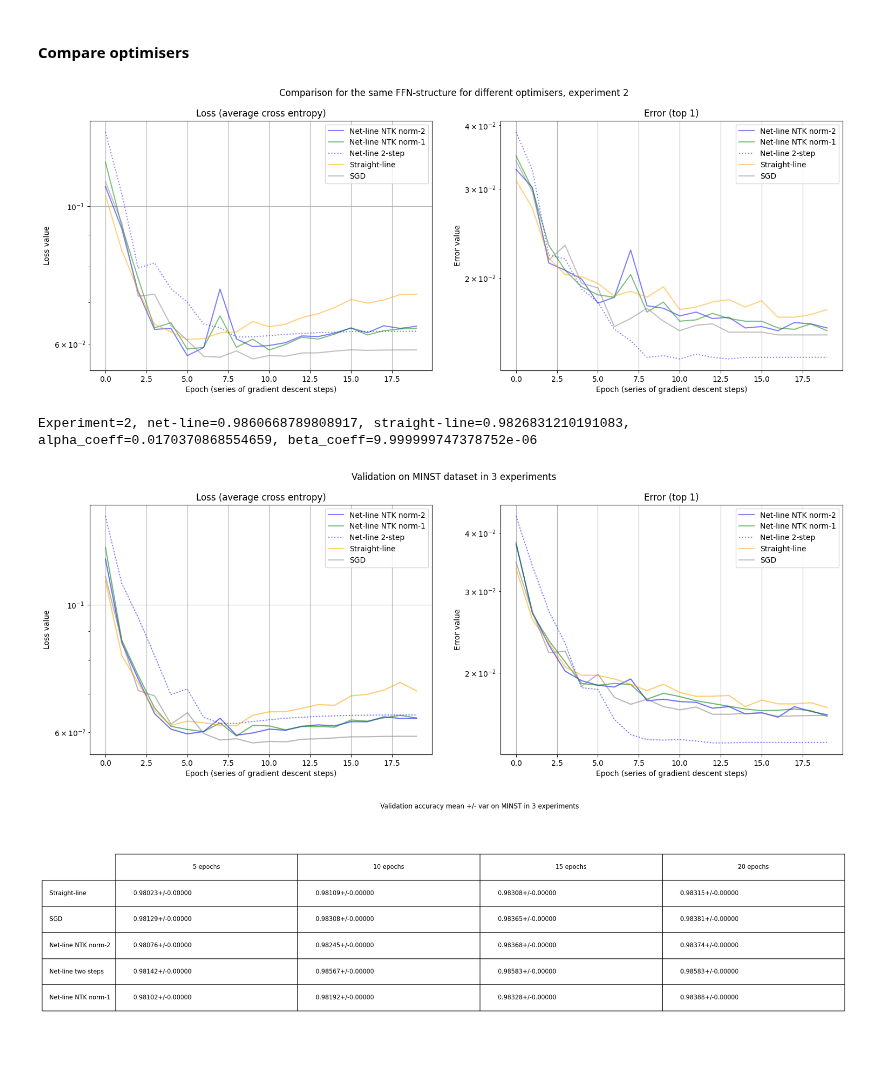
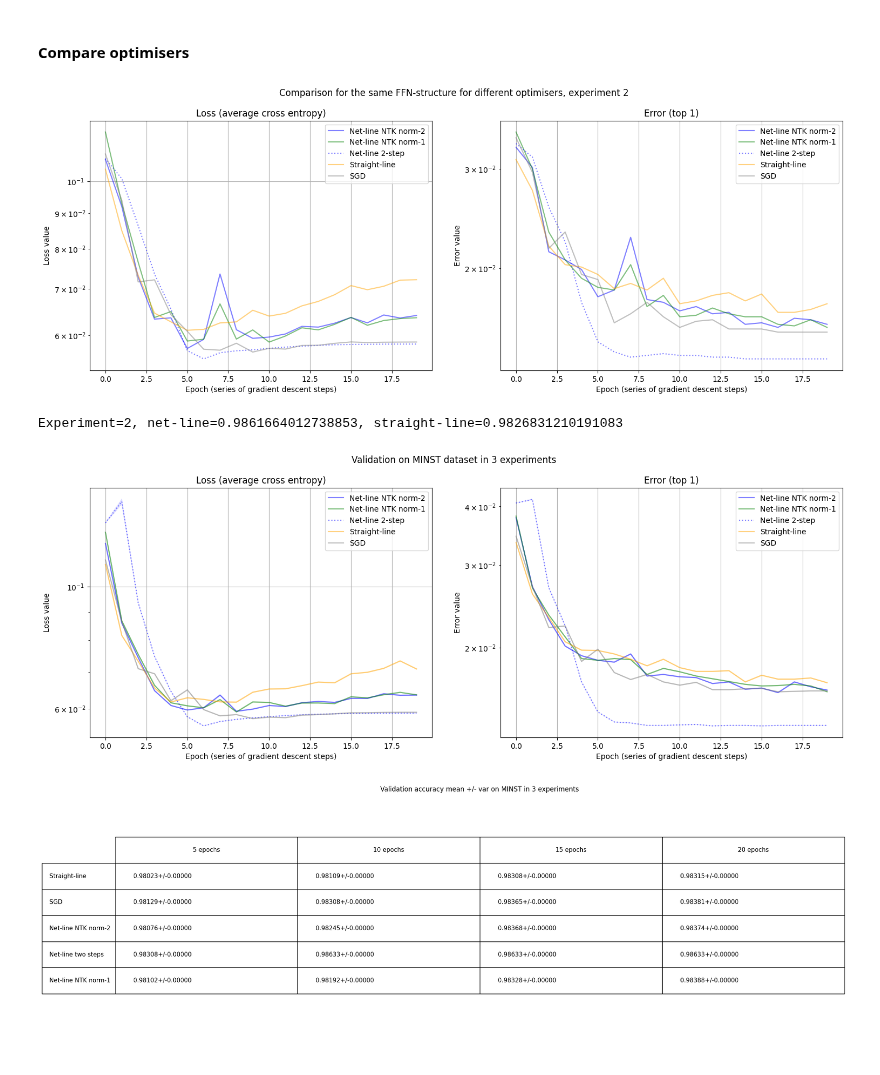
Before and after one commit to vkmbox/adaptive_stepsize, a Jupyter notebook: comparison_minst_ffn.ipynb, the cells around one changed output. Cells and saved outputs as stored; diff of their text form; code cells hidden in the pictures.

```diff
--- a/comparison_minst_ffn.ipynb
+++ b/comparison_minst_ffn.ipynb
@@ -245,20 +243,21 @@ for experiment in range(EXPERIMENTS):
     opt_linentk1 = StepCalculatorEtaSoftmaxArmihoNorm1Base(meta)
 
     #Net-line 2step
-    net_linestep = copy.deepcopy(net_straightline)
-    net_linestep.set_slopes(slope_plus, slope_minus)
-    net_linestep.train(False)
-    opt_linestep = NetLineStepProcessor(net_linestep, meta, DEVICE)
-    opt_linestep.eta1 = 1e-5
-    opt_linestep.beta_min = torch.tensor(0.00001).to(DEVICE)
-    opt_linestep.kappa_step_pp = 0.0
-    opt_linestep.do_logging = False
-    opt_linestep.do_calc_grad_norm2 = False
-    opt_linestep.shorten_grad_accumulated = True
+    snl_momentum = 0.9
+    snl_eta1 = 0.000005
+    snl_foreach = True
+
+    snl_net = copy.deepcopy(net_straightline)
+    snl_net.set_slopes(slope_plus, slope_minus)
+    snl_opt = optim.SGD(snl_net.parameters(), lr=snl_eta1, momentum=snl_momentum)
+    snl_sch = NetLineStepLR(snl_net, snl_opt, meta, foreach=snl_foreach)
+    snl_sch.do_shorten_lr_for_momentum = True
+    snl_sch.do_calc_grad_norm2 = False
 
     for epoch in range(EPOCHS_PER_EXPERIMENT):
         #lr for SGD
-        opt_linestep.alpha = cosine_annealing4_lr(1.0, 0.9, 1.0, 0.0, 0, 3, 8, 20, epoch)
+        snl_sch.alpha_epoch = cosine_annealing2_lr(1.0, 0.0, 0, 20, epoch)
+
         mt_qq = AverageMeter()
 
         for train_batch in train_dataloader:
@@ -295,49 +294,48 @@ for experiment in range(EXPERIMENTS):
             _, _ = opt_linentk1.step(net_linentk1, logits5.detach().cpu().numpy(), labels, xx)
 
             logging.info("####Step with net-line 2-step version")
-            step_result = opt_linestep.step(labels, xx, momentum=0.9)
+            step_result = snl_sch.step(labels, xx)
             mt_qq.update(step_result.qq_norm)
 
         #qq_test
         experimental_results[experiment, epoch, 3, 2] = mt_qq.avg
         # testing loop
         acc0, loss0 = test_loop(net_straightline)
         experimental_results[experiment, epoch, 0, 0] = acc0
         experimental_results[experiment, epoch, 0, 1] = loss0
 
         acc1, loss1 = test_loop(net_sgd)
         experimental_results[experiment, epoch, 1, 0] = acc1
         experimental_results[experiment, epoch, 1, 1] = loss1
 
         acc2, loss2 = test_loop(net_linentk2)
         experimental_results[experiment, epoch, 2, 0] = acc2
         experimental_results[experiment, epoch, 2, 1] = loss2
 
-        acc3, loss3 = test_loop(net_linestep)
+        acc3, loss3 = test_loop(snl_net)
         experimental_results[experiment, epoch, 3, 0] = acc3
         experimental_results[experiment, epoch, 3, 1] = loss3
 
         acc4, loss4 = test_loop(net_linentk1)
         experimental_results[experiment, epoch, 4, 0] = acc4
         experimental_results[experiment, epoch, 4, 1] = loss4
 
         schd_sgd.step()
 
         title="Comparison for the same FFN-structure for different optimisers, experiment {}".format(experiment)
         experiment_comparison(experimental_results[experiment, 0:epoch+1], None, 0, 100, title=title)
 
-        print("Experiment={}, net-line={}, straight-line={}, alpha_coeff={}, beta_coeff={}"\
-            .format(experiment, acc3, acc0, opt_linestep.alpha, opt_linestep.beta_min))
+        print("Experiment={}, net-line={}, straight-line={}".format(experiment, acc3, acc0))
 # %% [output]
-[figure, old version]
+[figure, new version]
-Experiment=2, net-line=0.9860668789808917, straight-line=0.9826831210191083, alpha_coeff=0.0170370868554659, beta_coeff=9.999999747378752e-06
+Experiment=2, net-line=0.9861664012738853, straight-line=0.9826831210191083
 # %%
 experimental_mean = np.mean(experimental_results, axis=0)
 experimental_var = np.var(experimental_results, axis=0)
 title2="Validation on MINST dataset in {} experiments".format(EXPERIMENTS)
 experiment_comparison(experimental_mean[0:epoch+1], experimental_var[0:epoch+1], 0, 100, title=title2)
 # %% [output]
-[figure, old version]
+[figure, new version]
 # %%
 title3 = "Validation accuracy mean +/- var on MINST in {} experiments".format(EXPERIMENTS)
 accuracy_comparison(experimental_results, 0, EPOCHS_PER_EXPERIMENT, title=title3)
```
Also changed, not shown: parts of 2 cells of this notebook, 6 other files.
